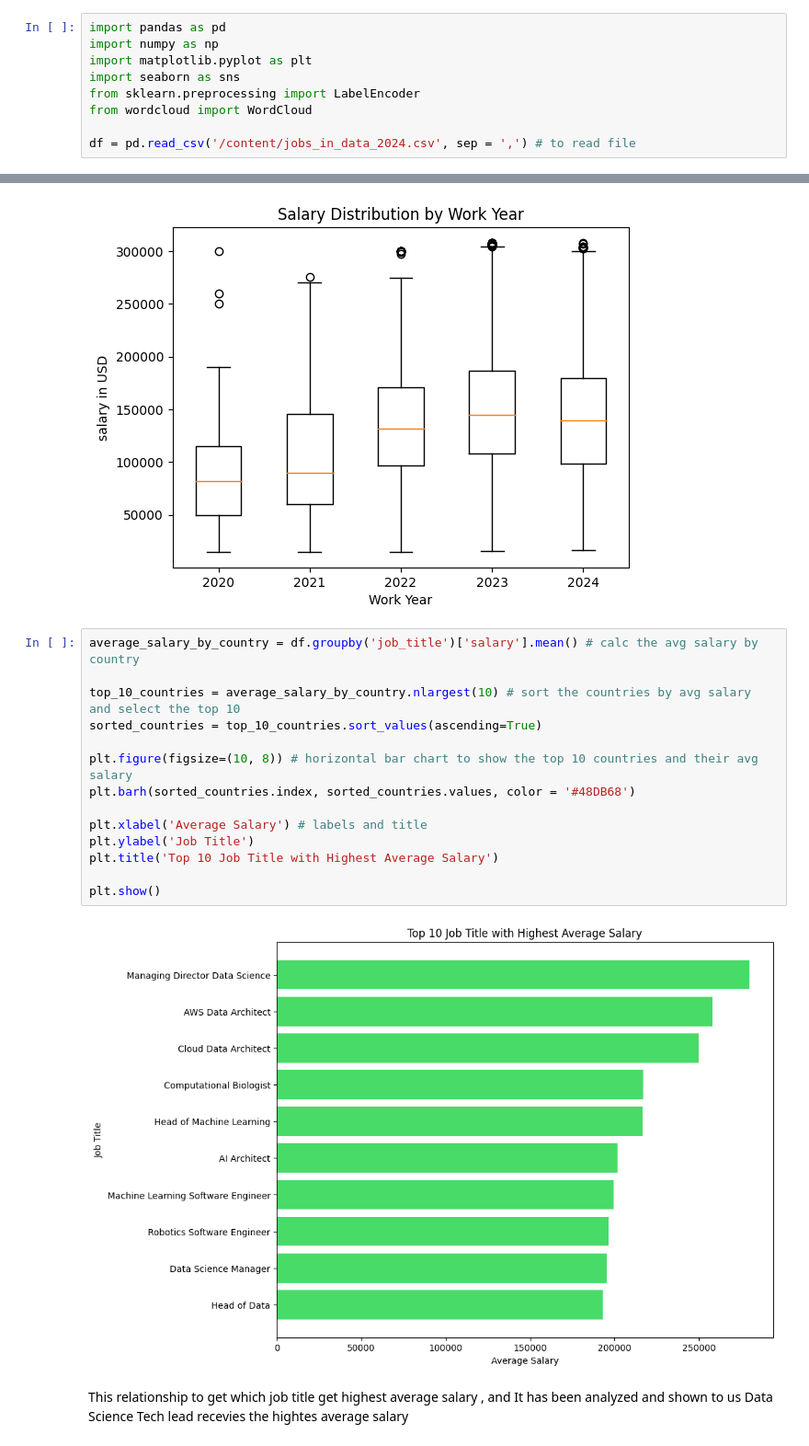
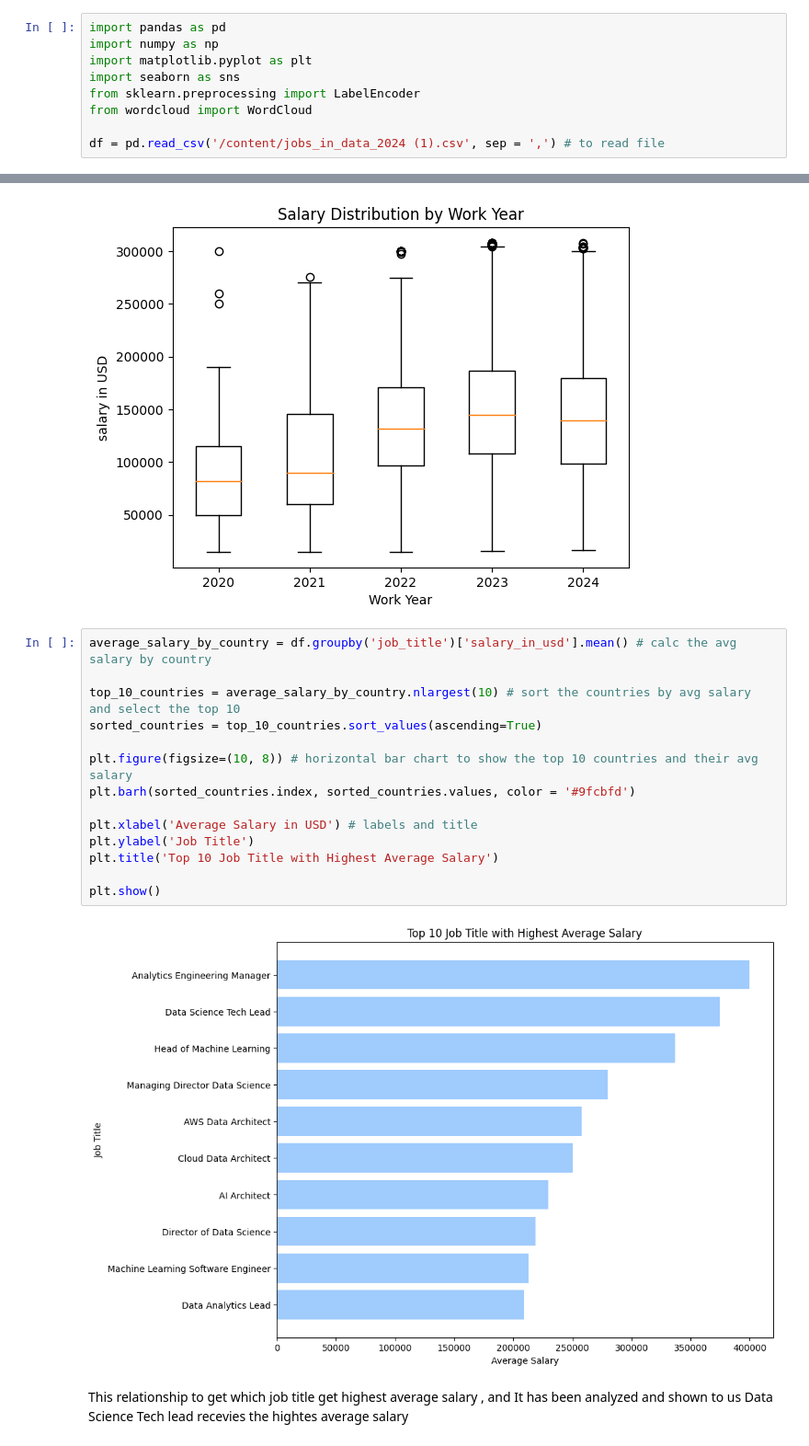
Before and after one commit to Adamixa/Data_field_job_analysis, a Jupyter notebook: notebook.ipynb, the cells around one changed output, grey strips where cells are left out. Shown at 92% size. Drawn from its saved outputs; the diff is of its cells as text.

Commit message:
Updated Charts colors and used salary in USD

```diff
--- a/notebook.ipynb
+++ b/notebook.ipynb
@@ -14,7 +14,7 @@ import seaborn as sns
 from sklearn.preprocessing import LabelEncoder
 from wordcloud import WordCloud
 
-df = pd.read_csv('/content/jobs_in_data_2024.csv', sep = ',') # to read file
+df = pd.read_csv('/content/jobs_in_data_2024 (1).csv', sep = ',') # to read file
 # %%
 df # to view the dataset
 # %% [output]
@@ -350,21 +350,21 @@ plt.show()
 # %% [output]
 [figure]
 # %%
-average_salary_by_country = df.groupby('job_title')['salary'].mean() # calc the avg salary by country
+average_salary_by_country = df.groupby('job_title')['salary_in_usd'].mean() # calc the avg salary by country
 
 top_10_countries = average_salary_by_country.nlargest(10) # sort the countries by avg salary and select the top 10
 sorted_countries = top_10_countries.sort_values(ascending=True)
 
 plt.figure(figsize=(10, 8)) # horizontal bar chart to show the top 10 countries and their avg salary
-plt.barh(sorted_countries.index, sorted_countries.values, color = '#48DB68')
+plt.barh(sorted_countries.index, sorted_countries.values, color = '#9fcbfd')
 
-plt.xlabel('Average Salary') # labels and title
+plt.xlabel('Average Salary in USD') # labels and title
 plt.ylabel('Job Title')
 plt.title('Top 10 Job Title with Highest Average Salary')
 
 plt.show()
 # %% [output]
-[figure, old version]
+[figure, new version]
 # %% [markdown]
  This relationship to get which job title get highest average salary , and It has been analyzed and shown to us Data Science Tech lead recevies the hightes average salary
 # %%
```
Also changed, not shown: parts of 5 cells of this notebook.
